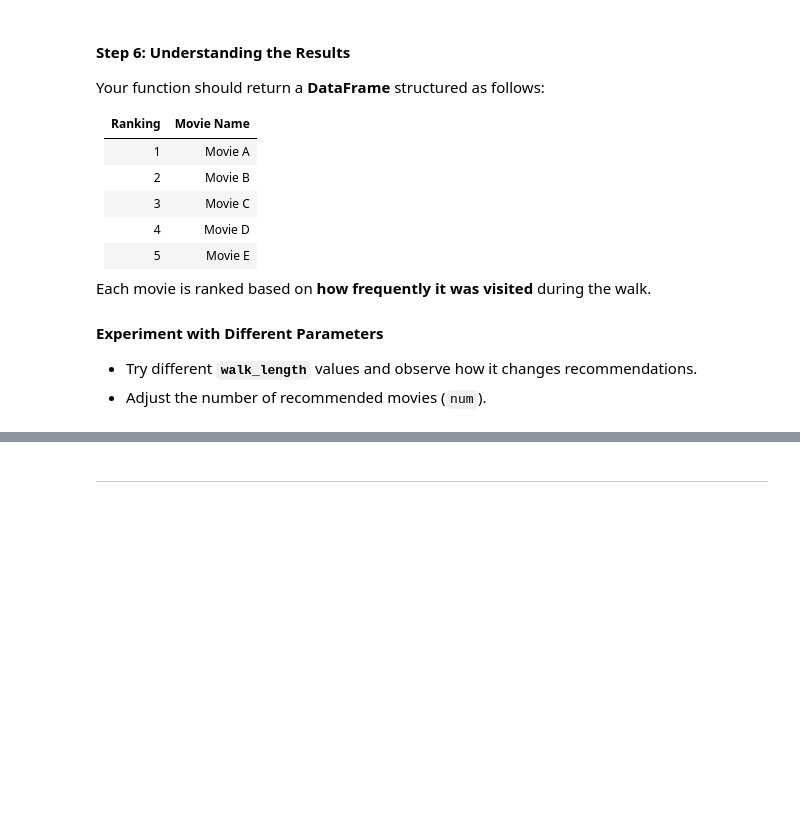
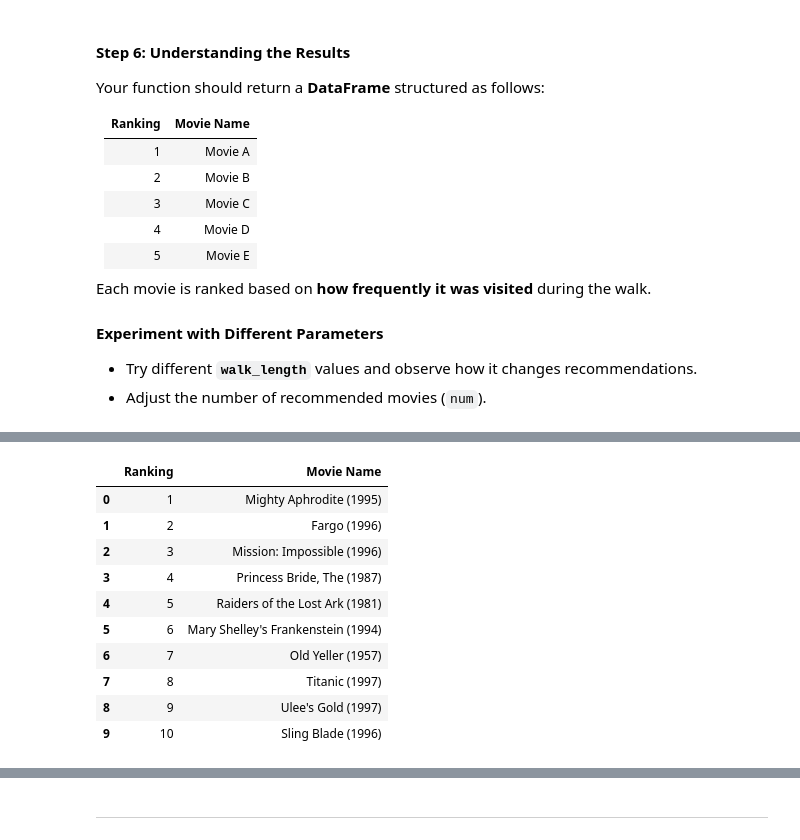
Before and after one commit to zhutchens/Movie-Recommendation, a Jupyter notebook: Movie_Recommendation.ipynb, the cells around one changed output, grey strips where cells are left out. Saved outputs shown, nothing was run; the diff lists cells and outputs as text; code cells hidden in the pictures; blank space fills up the shorter version.

```diff
--- a/Programming_Assignment-1.ipynb
+++ b/Movie_Recommendation.ipynb
@@ -949,0 +992,14 @@ weighted_pixie_recommend("Jurassic Park (1993)", walk_length = 10, num = 5)
+# %%
+weighted_pixie_recommend("Jurassic Park (1993)", walk_length = 1000, num = 10)
+# %% [output]
+|  | Ranking | Movie Name |
+| 0 | 1 | Mighty Aphrodite (1995) |
+| 1 | 2 | Fargo (1996) |
+| 2 | 3 | Mission: Impossible (1996) |
+| 3 | 4 | Princess Bride, The (1987) |
+| 4 | 5 | Raiders of the Lost Ark (1981) |
+| 5 | 6 | Mary Shelley's Frankenstein (1994) |
+| 6 | 7 | Old Yeller (1957) |
+| 7 | 8 | Titanic (1997) |
+| 8 | 9 | Ulee's Gold (1997) |
+| 9 | 10 | Sling Blade (1996) |
```
Also changed, not shown: parts of 12 cells of this notebook, 1 other file.
